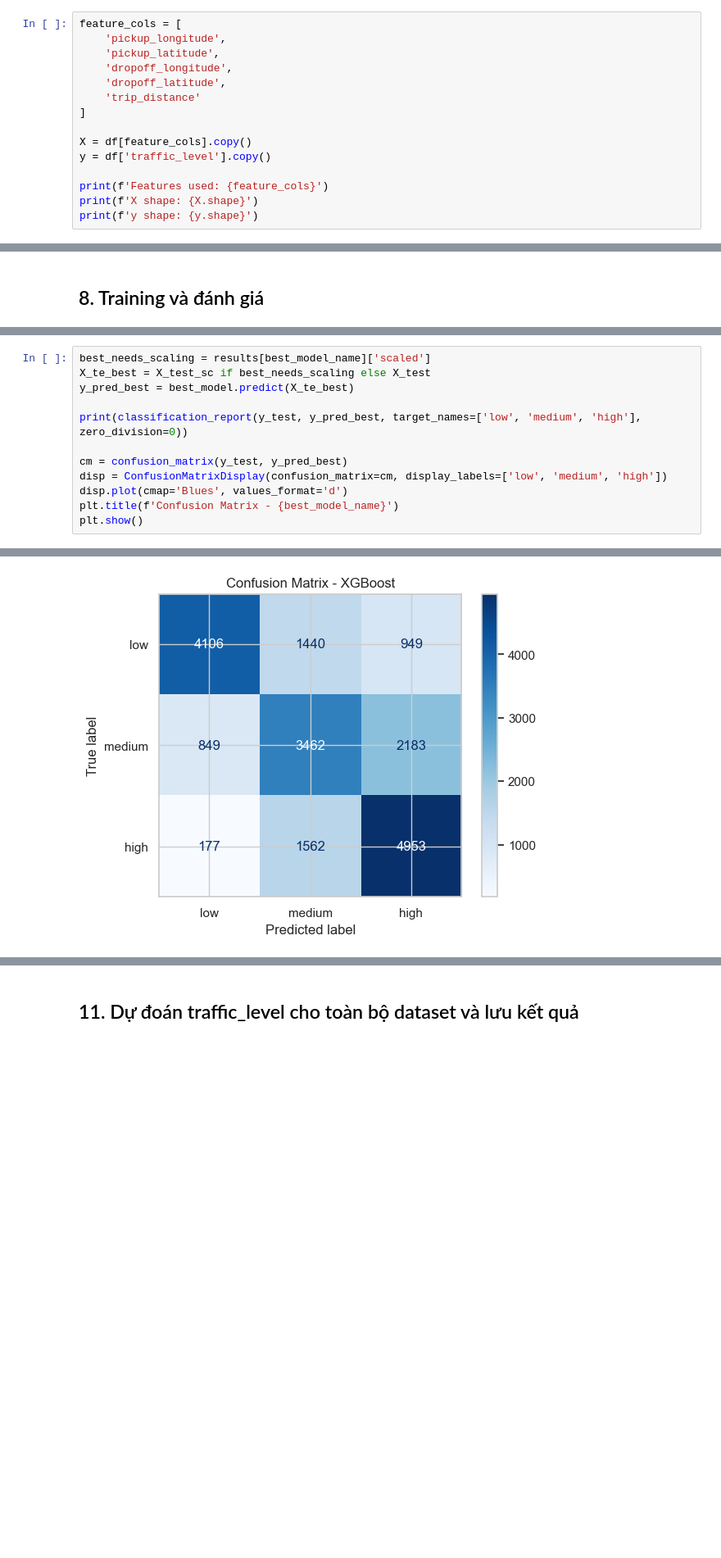
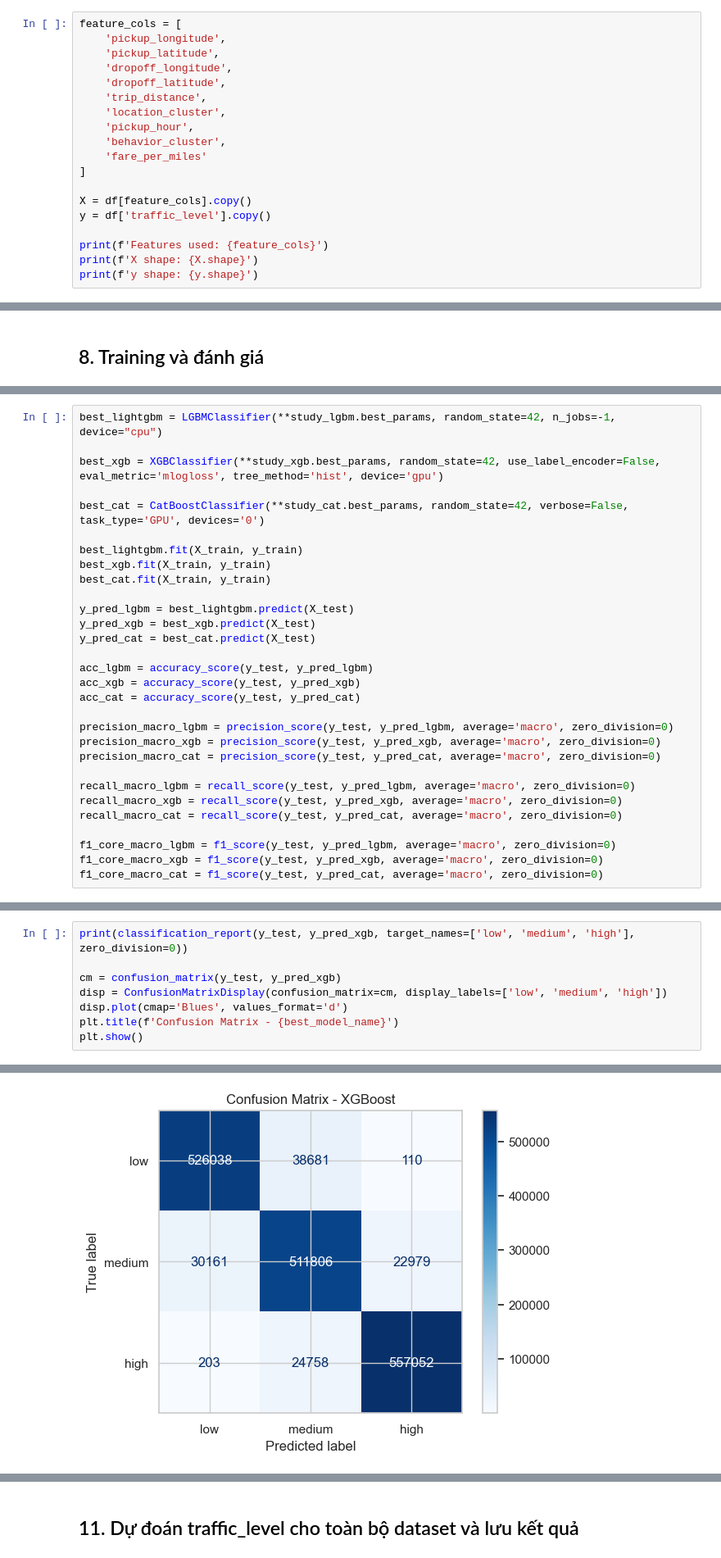
Before and after one commit to MinhNguyen-leo/Data_Mining_projects, a Jupyter notebook: data_mining/src/traffic_level.ipynb, the cells around one changed output, grey strips where cells are left out. Shown at 82% size. Cells and saved outputs as stored; diff of their text form; blank space fills up the shorter version.

```diff
--- a/data_mining/src/traffic_level.ipynb
+++ b/data_mining/src/traffic_level.ipynb
@@ -141,7 +138,11 @@ feature_cols = [
     'pickup_latitude',
     'dropoff_longitude',
     'dropoff_latitude',
-    'trip_distance'
+    'trip_distance',
+    'location_cluster',
+    'pickup_hour',
+    'behavior_cluster',
+    'fare_per_miles'
 ]
 
 X = df[feature_cols].copy()
@@ -286,0 +562,30 @@ Logistic Regression  0.530817         0.547542      0.528939  0.523090     0.528
+# %%
+best_lightgbm = LGBMClassifier(**study_lgbm.best_params, random_state=42, n_jobs=-1, device="cpu")
+
+best_xgb = XGBClassifier(**study_xgb.best_params, random_state=42, use_label_encoder=False, eval_metric='mlogloss', tree_method='hist', device='gpu')
+
+best_cat = CatBoostClassifier(**study_cat.best_params, random_state=42, verbose=False, task_type='GPU', devices='0')
+
+best_lightgbm.fit(X_train, y_train)
+best_xgb.fit(X_train, y_train)
+best_cat.fit(X_train, y_train)
+
+y_pred_lgbm = best_lightgbm.predict(X_test)
+y_pred_xgb = best_xgb.predict(X_test)
+y_pred_cat = best_cat.predict(X_test)
+
+acc_lgbm = accuracy_score(y_test, y_pred_lgbm)
+acc_xgb = accuracy_score(y_test, y_pred_xgb)
+acc_cat = accuracy_score(y_test, y_pred_cat)
+
+precision_macro_lgbm = precision_score(y_test, y_pred_lgbm, average='macro', zero_division=0)
+precision_macro_xgb = precision_score(y_test, y_pred_xgb, average='macro', zero_division=0)
+precision_macro_cat = precision_score(y_test, y_pred_cat, average='macro', zero_division=0)
+
+recall_macro_lgbm = recall_score(y_test, y_pred_lgbm, average='macro', zero_division=0)
+recall_macro_xgb = recall_score(y_test, y_pred_xgb, average='macro', zero_division=0)
+recall_macro_cat = recall_score(y_test, y_pred_cat, average='macro', zero_division=0)
+
+f1_core_macro_lgbm = f1_score(y_test, y_pred_lgbm, average='macro', zero_division=0)
+f1_core_macro_xgb = f1_score(y_test, y_pred_xgb, average='macro', zero_division=0)
+f1_core_macro_cat = f1_score(y_test, y_pred_cat, average='macro', zero_division=0)
@@ -289,11 +625,7 @@ Logistic Regression  0.530817         0.547542      0.528939  0.523090     0.528
 # %%
-best_needs_scaling = results[best_model_name]['scaled']
-X_te_best = X_test_sc if best_needs_scaling else X_test
-y_pred_best = best_model.predict(X_te_best)
+print(classification_report(y_test, y_pred_xgb, target_names=['low', 'medium', 'high'], zero_division=0))
 
-print(classification_report(y_test, y_pred_best, target_names=['low', 'medium', 'high'], zero_division=0))
-
-cm = confusion_matrix(y_test, y_pred_best)
+cm = confusion_matrix(y_test, y_pred_xgb)
 disp = ConfusionMatrixDisplay(confusion_matrix=cm, display_labels=['low', 'medium', 'high'])
 disp.plot(cmap='Blues', values_format='d')
 plt.title(f'Confusion Matrix - {best_model_name}')
@@ -311 +643 @@ weighted avg       0.65      0.64      0.64     19681
-[figure, old version]
+[figure, new version]
```
Also changed, not shown: parts of 24 cells of this notebook, 4 other files.
